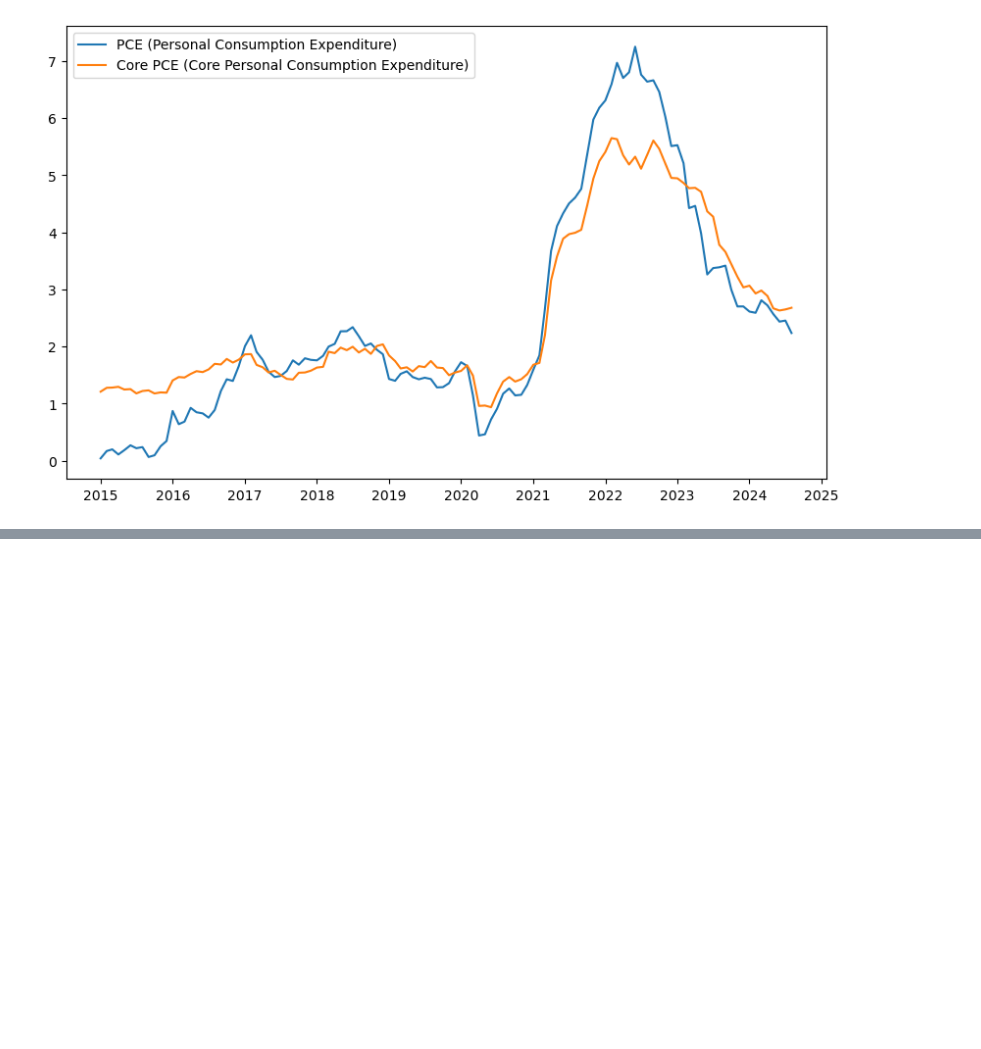
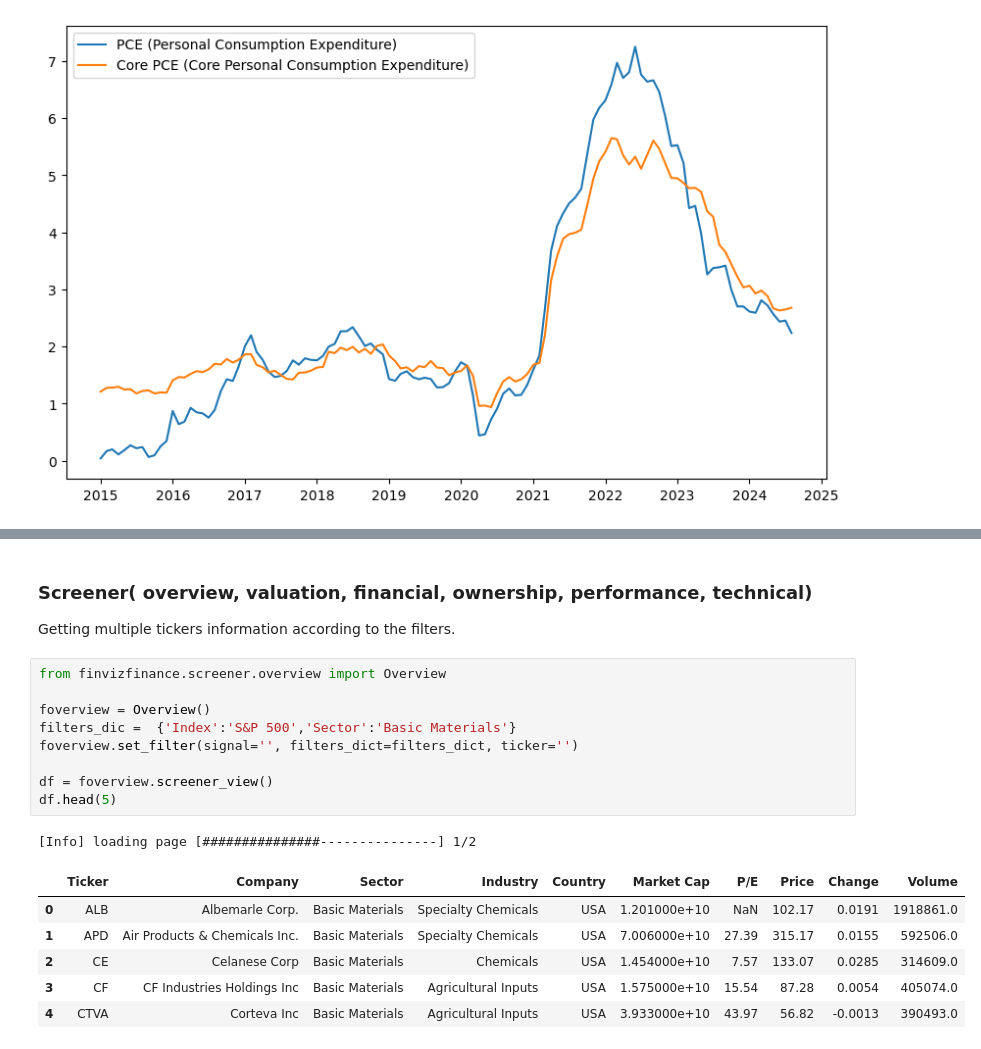
Before and after one commit to jhersoncueva/FIN_ECO, a Jupyter notebook: scrapping/Stock Data Yahoo/yahoo_spy.ipynb, the cells around one changed output, grey strips where cells are left out. Saved outputs shown, nothing was run; the diff lists cells and outputs as text; blank space fills up the shorter version.

```diff
--- a/scrapping/Stock Data Yahoo/yahoo_spy.ipynb
+++ b/scrapping/Stock Data Yahoo/yahoo_spy.ipynb
@@ -333,0 +448,20 @@ plt.show()
+# %% [markdown]
+### Screener( overview, valuation, financial, ownership, performance, technical)
+Getting multiple tickers information according to the filters.
+# %%
+from finvizfinance.screener.overview import Overview
+
+foverview = Overview()
+filters_dic =  {'Index':'S&P 500','Sector':'Basic Materials'}
+foverview.set_filter(signal='', filters_dict=filters_dict, ticker='')
+
+df = foverview.screener_view()
+df.head(5)
+# %% [output]
+[Info] loading page [###############---------------] 1/2
+|  | Ticker | Company | Sector | Industry | Country | Market Cap | P/E | Price | Change | Volume |
+| 0 | ALB | Albemarle Corp. | Basic Materials | Specialty Chemicals | USA | 1.201000e+10 | NaN | 102.17 | 0.0191 | 1918861.0 |
+| 1 | APD | Air Products & Chemicals Inc. | Basic Materials | Specialty Chemicals | USA | 7.006000e+10 | 27.39 | 315.17 | 0.0155 | 592506.0 |
+| 2 | CE | Celanese Corp | Basic Materials | Chemicals | USA | 1.454000e+10 | 7.57 | 133.07 | 0.0285 | 314609.0 |
+| 3 | CF | CF Industries Holdings Inc | Basic Materials | Agricultural Inputs | USA | 1.575000e+10 | 15.54 | 87.28 | 0.0054 | 405074.0 |
+| 4 | CTVA | Corteva Inc | Basic Materials | Agricultural Inputs | USA | 3.933000e+10 | 43.97 | 56.82 | -0.0013 | 390493.0 |
```
Also changed, not shown: parts of 9 cells of this notebook, 9 other files.
